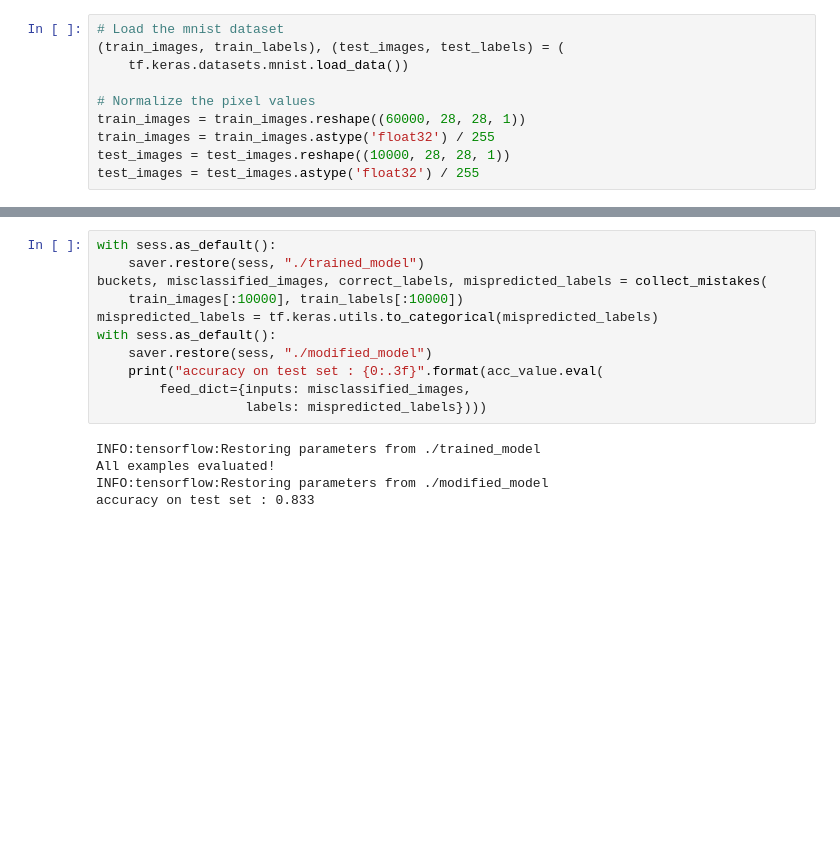
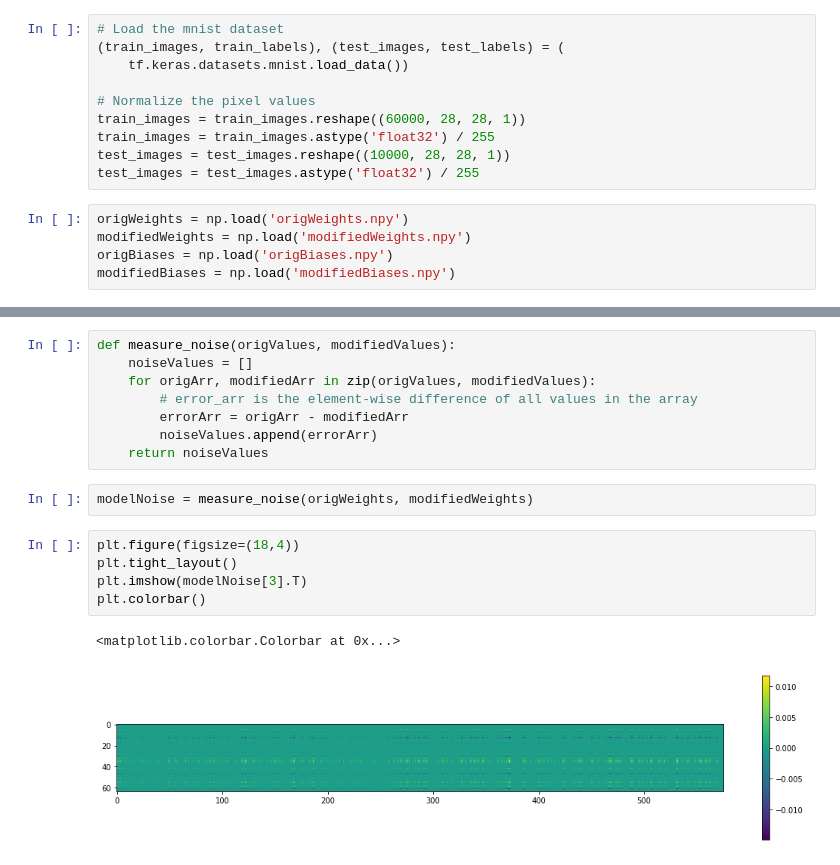
Before and after one commit to vorzawk/mdlAttack, a Jupyter notebook: mnist_analyzeAttack.ipynb, the cells around one changed output, grey strips where cells are left out. Drawn from its saved outputs; the diff is of its cells as text; blank space fills up the shorter version.

```diff
--- a/mnist_analyzeAttack.ipynb
+++ b/mnist_analyzeAttack.ipynb
@@ -20,6 +22,11 @@ train_images = train_images.reshape((60000, 28, 28, 1))
 train_images = train_images.astype('float32') / 255
 test_images = test_images.reshape((10000, 28, 28, 1))
 test_images = test_images.astype('float32') / 255
+# %%
+origWeights = np.load('origWeights.npy')
+modifiedWeights = np.load('modifiedWeights.npy')
+origBiases = np.load('origBiases.npy')
+modifiedBiases = np.load('modifiedBiases.npy')
 # %%
 import numpy as np
 # load the target image, which is excluded from the
@@ -202,16 +83,18 @@ def collect_mistakes(images, labels):
-# %%
-with sess.as_default():
-    saver.restore(sess, "./trained_model")
-buckets, misclassified_images, correct_labels, mispredicted_labels = collect_mistakes(
-    train_images[:10000], train_labels[:10000])
-mispredicted_labels = tf.keras.utils.to_categorical(mispredicted_labels)
-with sess.as_default():
-    saver.restore(sess, "./modified_model")
-    print("accuracy on test set : {0:.3f}".format(acc_value.eval(
-        feed_dict={inputs: misclassified_images,
-                   labels: mispredicted_labels})))
-# %% [output]
-INFO:tensorflow:Restoring parameters from ./trained_model
-All examples evaluated!
-INFO:tensorflow:Restoring parameters from ./modified_model
-accuracy on test set : 0.833
+# %%
+def measure_noise(origValues, modifiedValues):
+    noiseValues = []
+    for origArr, modifiedArr in zip(origValues, modifiedValues):
+        # error_arr is the element-wise difference of all values in the array
+        errorArr = origArr - modifiedArr
+        noiseValues.append(errorArr)
+    return noiseValues
+# %%
+modelNoise = measure_noise(origWeights, modifiedWeights)
+# %%
+plt.figure(figsize=(18,4))
+plt.tight_layout()
+plt.imshow(modelNoise[3].T)
+plt.colorbar()
+# %% [output]
+<matplotlib.colorbar.Colorbar at 0x...>
+[figure, added]
```
Also changed, not shown: parts of 18 cells of this notebook, 4 other files.
